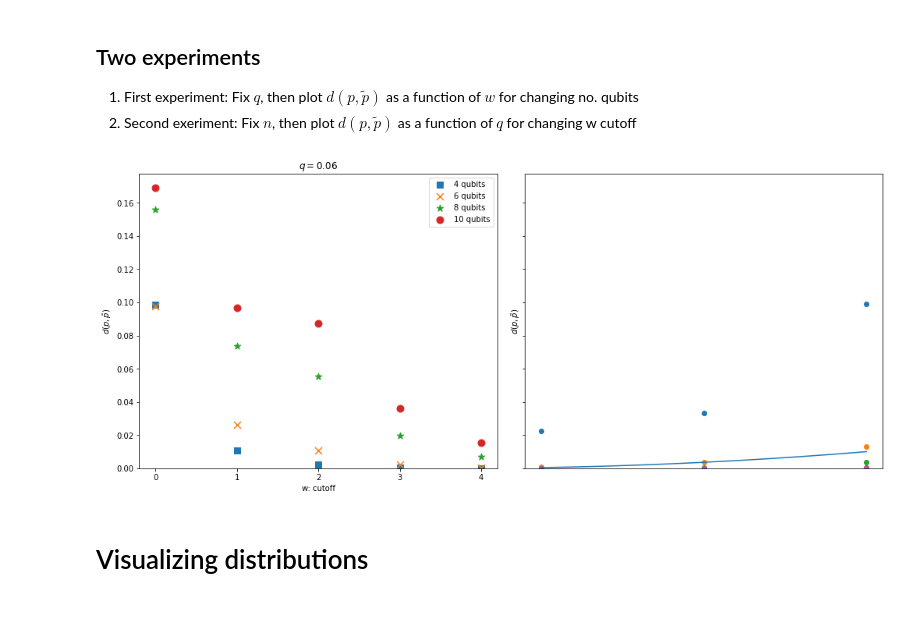
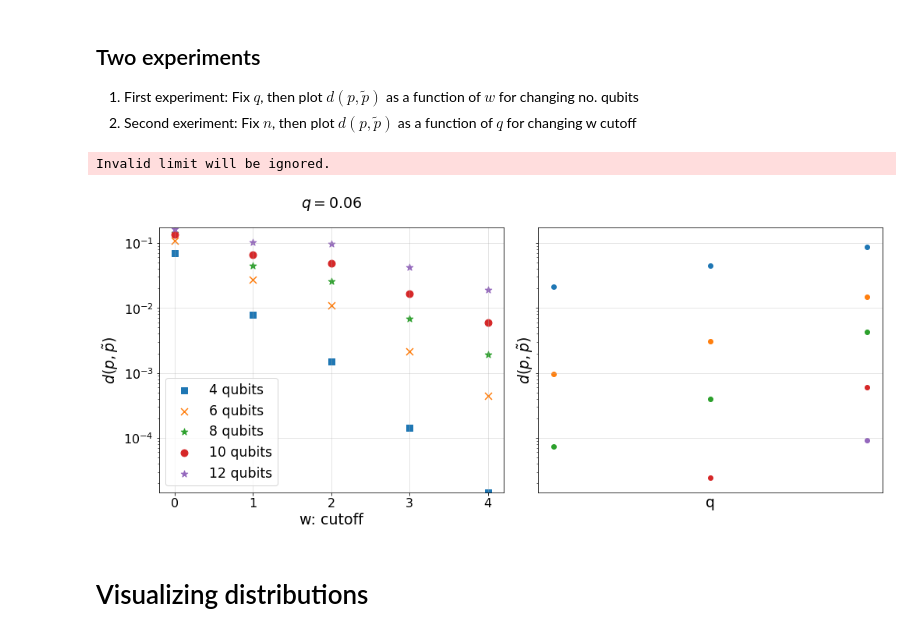
Before and after one commit to peterse/perturbative_readout_correction, a Jupyter notebook: make_plot_2.ipynb, the cells around one changed output. Cells and saved outputs as stored; diff of their text form; code cells hidden in the pictures.

```diff
--- a/make_plot_2.ipynb
+++ b/make_plot_2.ipynb
@@ -73,7 +73,7 @@ def trace_dist(a, b):
 
 # First experiment
 wvals = [1, 2, 3, 4]
-nqubits_lst = [4, 6, 8, 10]
+nqubits_lst = [4, 6, 8, 10, 12]
 qfixed = .06
 
 # Baseline contains the uncorrected distribution comparison to ptrue
@@ -84,7 +84,7 @@ outcomes = np.zeros((len(wvals), len(nqubits_lst))) # rows correspond to w=1,2..
 for j, n_qubits in enumerate(nqubits_lst):
     # Generate response matrix and artificial readout error
     R = generate_R(qfixed, n_qubits)
-    Rinv = np.linalg.inv(R)
+#     Rinv = np.linalg.inv(R)
     p_true = make_random(n_qubits)
     p_prime = R @ p_true
 
@@ -117,6 +117,8 @@ for j, qmax in enumerate(qvals):
         p_fixed = response_matrix.invert_pfull_truncated(R, p_prime, w1=w, w2=w)
         q_outcomes[k,j] = trace_dist(p_fixed, p_true)
 # %%
+plt.style.use('./style.mplstyle')
+
 all_outcomes = np.vstack((baseline, outcomes))
 q_all_outcomes = np.vstack((q_baseline, q_outcomes))
 
@@ -128,37 +130,41 @@ markers = [',', 'x', '*', 'o', '*']
 fig, axes = plt.subplots(1, 2, figsize=(14, 6), constrained_layout=True, sharey=True)
 
 # Full distr results
 for j, y in enumerate(all_outcomes.T):
     axes[0].scatter(x, y, label=leglabs[j], marker=markers[j], s=80)
 
 for ax in axes:
     ax.set_xticks(x)
     ax.set_xticklabels(x)
     ax.set_ylim(0, ax.get_ylim()[1])
     ax.set_ylabel(r"$d(p, \tilde{p})$")
+    ax.grid(True, alpha=0.4)
+    ax.semilogy()
 
 
 axes[0].set_xlabel("w: cutoff")
 axes[0].set_title(r"$q=${}".format(qfixed))
 axes[0].legend()
 
-axes[1].set_xlabel("")
+axes[1].set_xlabel("q")
+
 
 # Second figure: plot trace distance asfu of characteristic q
 for j, y in enumerate(q_all_outcomes):
 #     axes[1].scatter(qvals, y, label=leglabs[j], marker=markers[j], s=80)
     axes[1].scatter(qvals, y)
 
-qxvals = np.linspace(min(qvals), max(qvals), 100)
-axes[1].plot(qxvals, (2 * qxvals) ** 2)
+# qxvals = np.linspace(min(qvals), max(qvals), 100)
+# axes[1].plot(qxvals, (2 * qxvals) ** 2)
 # print(q_all_outcomes)
 # print(len(qvals))
 # axes[1].scatter(, )
 
 
 fig.savefig("figures/figure2.pdf")
 # %% [output]
+Invalid limit will be ignored.
-[figure, old version]
+[figure, new version]
 # %% [markdown]
 # Visualizing distributions
 # %%
```
Also changed, not shown: parts of 2 cells of this notebook, 4 other files.
